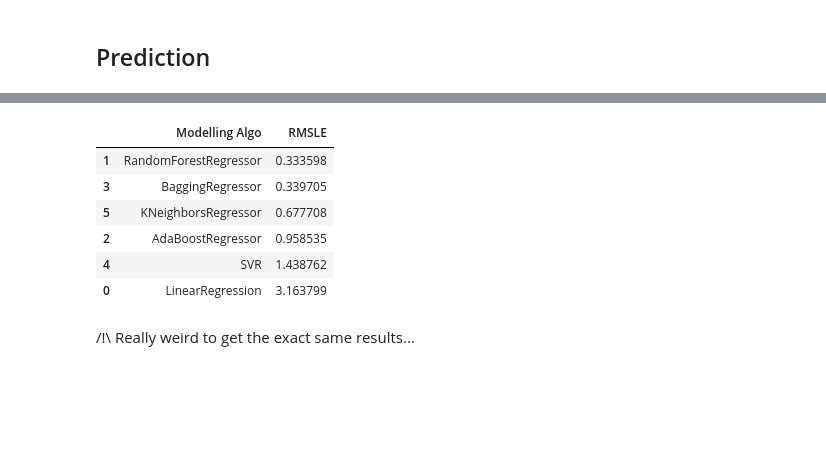
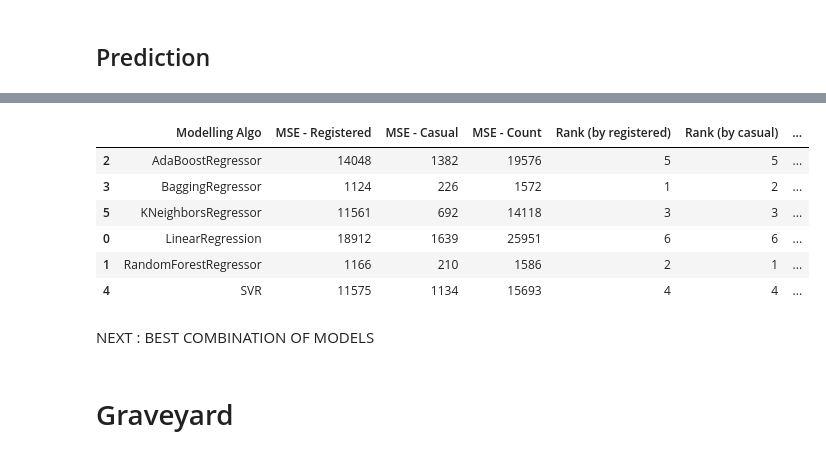
Before and after one commit to InesVA/predicting-bike-sharing-demand, a Jupyter notebook: Bike Sharing Prediction.ipynb, the cells around one changed output, grey strips where cells are left out. Cells and saved outputs as stored; diff of their text form; code cells hidden in the pictures; blank space fills up the shorter version.

Commit message:
Updated the models

```diff
--- a/Bike Sharing Prediction.ipynb
+++ b/Bike Sharing Prediction.ipynb
@@ -222,3 +289,0 @@ dropFeatures = ["datetime","day","casual","registered","temp","windspeed"]
-# %%
-for var in categoricalFeatures:
-    train[var] = train[var].astype("category")
@@ -278,10 +363,21 @@ Now we will do the same thing but by predicting separately the registered and ca
 # %%
-#Feature engineering
-dropFeaturesCasual = ["datetime","day","registered","count","temp","windspeed"]
-dropFeaturesRegistered = ["datetime","day","casual","count","temp","windspeed"]
+# Dropping features
+dropFeaturesCasual = dropFeatures + ["count"]
+dropFeaturesCasual.remove("casual")
 trainCasual = train.drop(dropFeaturesCasual, axis = 1)
+
+dropFeaturesRegistered = dropFeatures + ["count"]
+dropFeaturesRegistered.remove("registered")
 trainRegistered = train.drop(dropFeaturesRegistered, axis = 1)
-#Seperating into training and testing set
-x_train_separate,x_test_separate,y_train_casual,y_test_casual=train_test_split(trainCasual.drop('casual',axis=1),trainCasual['casual'],test_size=0.20,random_state=42)
-x_train_separate,x_test_separate,y_train_registered,y_test_registered=train_test_split(trainRegistered.drop('registered',axis=1),trainRegistered['registered'],test_size=0.20,random_state=42)
+
+# Separating into training and testing set
+x_train_separate, x_test_separate, y_train_casual, y_test_casual = train_test_split(trainCasual.drop('casual',axis=1),
+                                                                                    trainCasual['casual'],
+                                                                                    test_size=0.20,
+                                                                                    random_state=42)
+
+x_train_separate, x_test_separate, y_train_registered, y_test_registered = train_test_split(trainRegistered.drop('registered',axis=1),
+                                                                                       trainRegistered['registered'],
+                                                                                       test_size=0.20,
+                                                                                       random_state=42)
 # %%
@@ -326,13 +428,21 @@ d_separate
-# %%
-rmsle_separate_frame=pd.DataFrame(d_separate).sort_values(by=["RMSLE"])
-rmsle_separate_frame
-# %% [output]
-|  | Modelling Algo | RMSLE |
-| 1 | RandomForestRegressor | 0.333598 |
-| 3 | BaggingRegressor | 0.339705 |
-| 5 | KNeighborsRegressor | 0.677708 |
-| 2 | AdaBoostRegressor | 0.958535 |
-| 4 | SVR | 1.438762 |
-| 0 | LinearRegression | 3.163799 |
-# %% [markdown]
-/!\ Really weird to get the exact same results...
+# %%
+strat2 = pd.DataFrame({'Modelling Algo': model_names,
+                       'MSE - Registered': [int(round(x)) for x in mseRegisteredStrat2],
+                       'MSE - Casual': [int(round(x)) for x in mseCasualStrat2],
+                       'MSE - Count': [int(round(x)) for x in mseCountStrat2]}).sort_values(by=["Modelling Algo"])
+strat2["Rank (by registered)"] = strat2["MSE - Registered"].rank().astype(int)
+strat2["Rank (by casual)"] = strat2["MSE - Casual"].rank().astype(int)
+strat2["Rank (by count)"] = strat2["MSE - Count"].rank().astype(int)
+strat2
+# %% [output]
+|  | Modelling Algo | MSE - Registered | MSE - Casual | MSE - Count | Rank (by registered) | Rank (by casual) | ... |
+| 2 | AdaBoostRegressor | 14048 | 1382 | 19576 | 5 | 5 | ... |
+| 3 | BaggingRegressor | 1124 | 226 | 1572 | 1 | 2 | ... |
+| 5 | KNeighborsRegressor | 11561 | 692 | 14118 | 3 | 3 | ... |
+| 0 | LinearRegression | 18912 | 1639 | 25951 | 6 | 6 | ... |
+| 1 | RandomForestRegressor | 1166 | 210 | 1586 | 2 | 1 | ... |
+| 4 | SVR | 11575 | 1134 | 15693 | 4 | 4 | ... |
+# %% [markdown]
+NEXT : BEST COMBINATION OF MODELS
+# %% [markdown]
+# Graveyard
```
Also changed, not shown: parts of 26 cells of this notebook.
